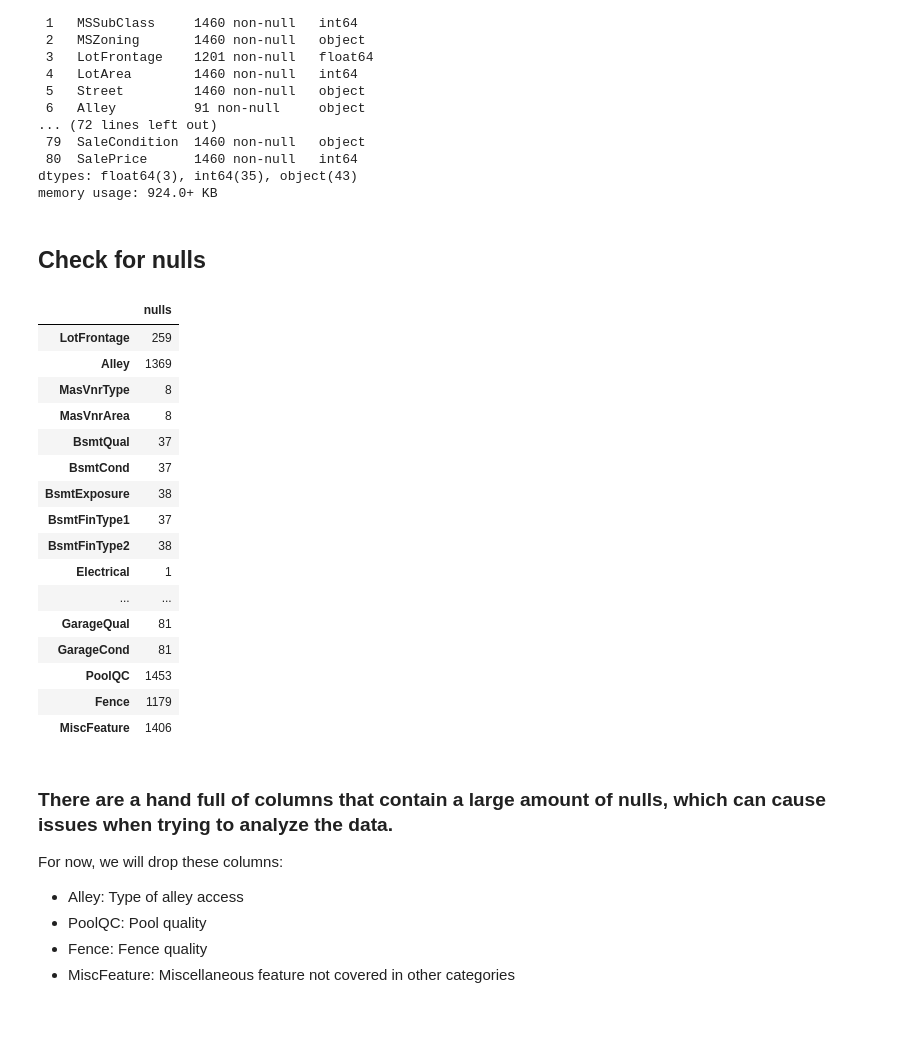
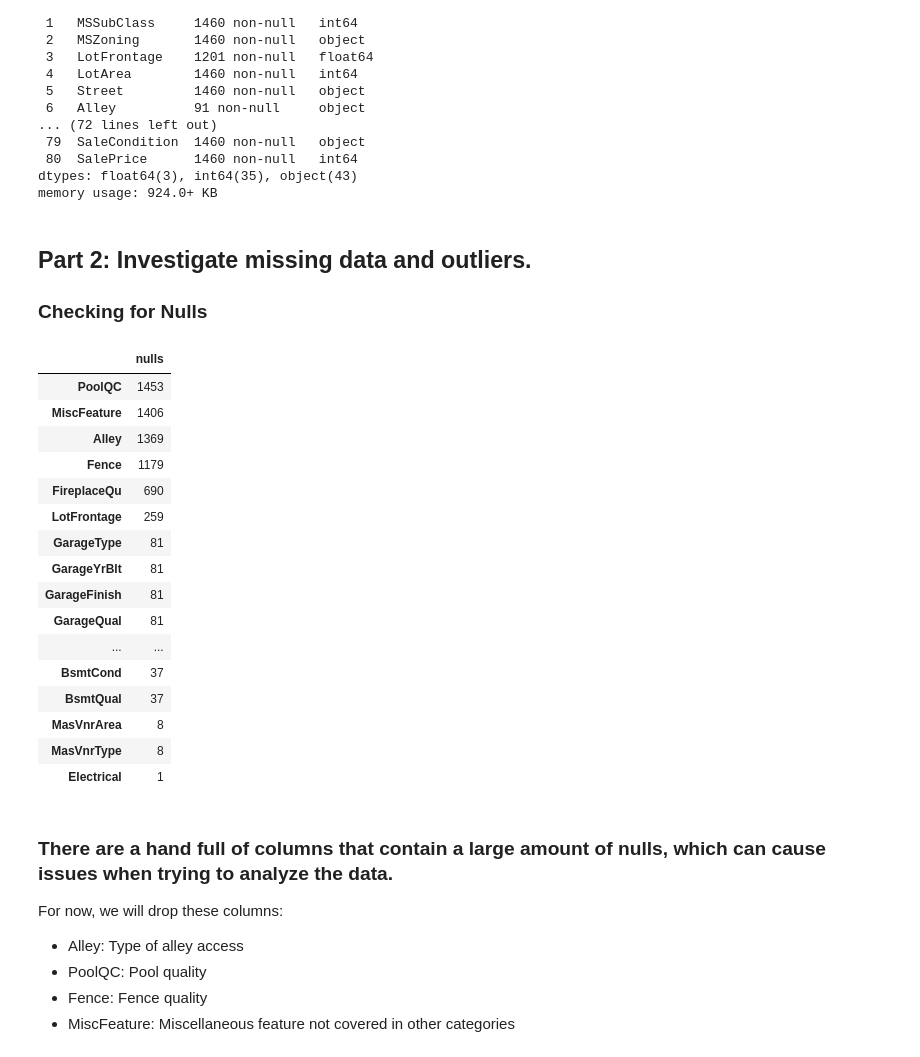
Before and after one commit to DrakeData/House_Price_EDA, a Jupyter notebook: MSDS422_Assignment1.ipynb, the cells around one changed output. Cells and saved outputs as stored; diff of their text form; code cells hidden in the pictures; blank space fills up the shorter version.

Commit message:
update code to do further dq checks

```diff
--- a/MSDS422_Assignment1.ipynb
+++ b/MSDS422_Assignment1.ipynb
@@ -61,32 +61,36 @@ Data columns (total 81 columns):
  80  SalePrice      1460 non-null   int64
 dtypes: float64(3), int64(35), object(43)
 memory usage: 924.0+ KB
-# %% [markdown]
-## Check for nulls
+# %% [markdown]
+## Part 2: Investigate missing data and outliers.
+### Checking for Nulls
 # %%
 # Create null data frame
 nulls_df = df.isnull().sum().to_frame('nulls')
 
 # Show all columns with null values
-nulls_df.loc[nulls_df['nulls'] > 0]
+nulls_df = nulls_df.loc[nulls_df['nulls'] != 0]
+
+# Sort by assendind order
+nulls_df.sort_values(by=['nulls'], ascending=False)
 # %% [output]
 |  | nulls |
+| PoolQC | 1453 |
+| MiscFeature | 1406 |
+| Alley | 1369 |
+| Fence | 1179 |
+| FireplaceQu | 690 |
 | LotFrontage | 259 |
-| Alley | 1369 |
+| GarageType | 81 |
+| GarageYrBlt | 81 |
+| GarageFinish | 81 |
+| GarageQual | 81 |
+| ... | ... |
+| BsmtCond | 37 |
+| BsmtQual | 37 |
+| MasVnrArea | 8 |
 | MasVnrType | 8 |
-| MasVnrArea | 8 |
-| BsmtQual | 37 |
-| BsmtCond | 37 |
-| BsmtExposure | 38 |
-| BsmtFinType1 | 37 |
-| BsmtFinType2 | 38 |
 | Electrical | 1 |
-| ... | ... |
-| GarageQual | 81 |
-| GarageCond | 81 |
-| PoolQC | 1453 |
-| Fence | 1179 |
-| MiscFeature | 1406 |
 # %% [markdown]
 ### There are a hand full of columns that contain a large amount of nulls, which can cause issues when trying to analyze the data.
 
```
Also changed, not shown: parts of 13 cells of this notebook.
